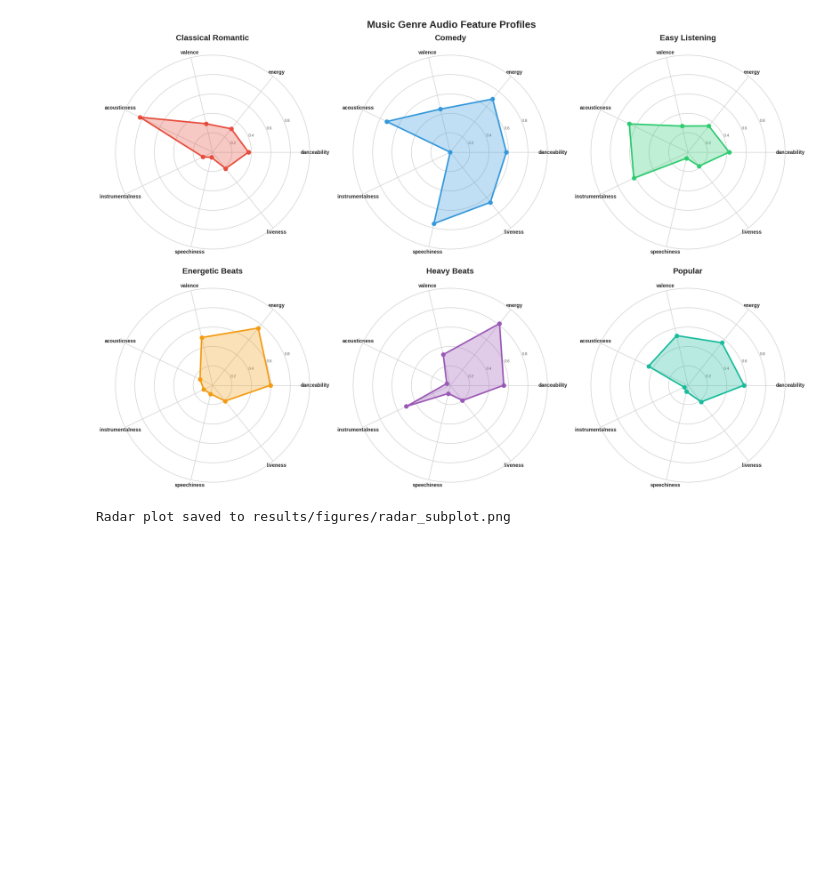
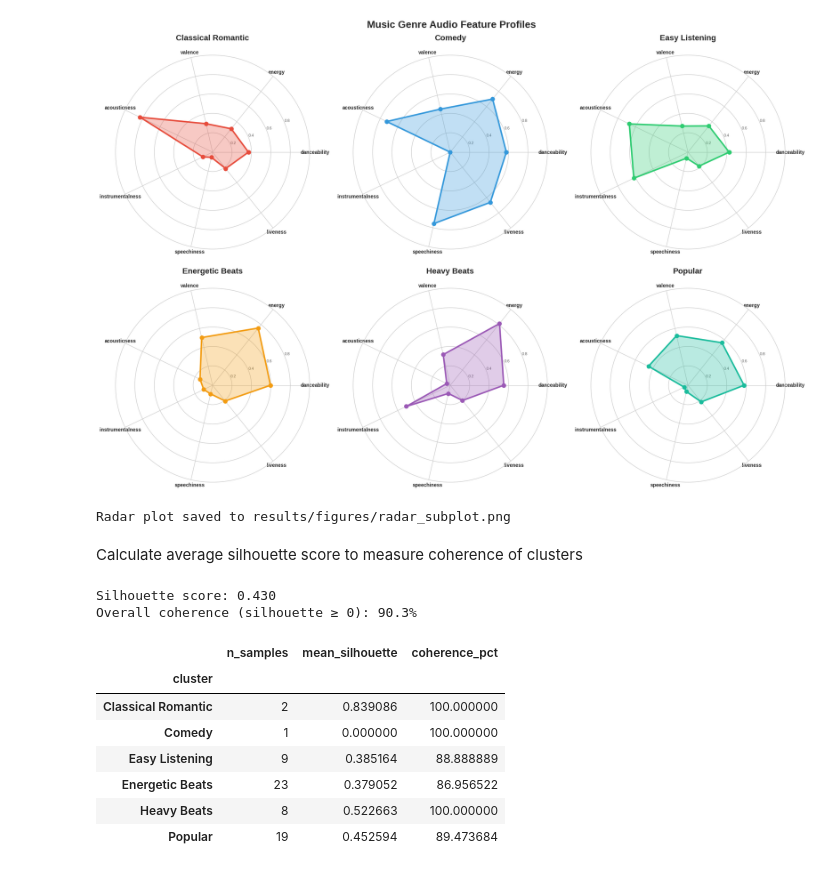
Before and after one commit to jacob-w-knight/song_popularity_prediction, a Jupyter notebook: genre_clustering.ipynb, the cells around one changed output. Drawn from its saved outputs; the diff is of its cells as text; code cells hidden in the pictures; blank space fills up the shorter version.

```diff
--- a/notebooks/genre_clustering.ipynb
+++ b/genre_clustering.ipynb
@@ -311,3 +234,31 @@ create_radar_subplots(genre_profiles, save_path='results/figures/radar_subplot.p
 # %% [output]
 [figure]
 Radar plot saved to results/figures/radar_subplot.png
+# %% [markdown]
+Calculate average silhouette score to measure coherence of clusters
+# %%
+from src.model_evaluation import compute_silhouette_metrics
+X = genre_profiles_scaled.values
+labels = list(genre_dict.values())
+
+sil_score, cluster_stats, overall_coherence = compute_silhouette_metrics(
+    X,
+    labels,
+    metric="cosine",
+    threshold=0.0
+)
+
+print(f"Silhouette score: {sil_score:.3f}")
+print(f"Overall coherence (silhouette ≥ 0): {overall_coherence*100:.1f}%")
+display(cluster_stats)
+# %% [output]
+Silhouette score: 0.430
+Overall coherence (silhouette ≥ 0): 90.3%
+|  | n_samples | mean_silhouette | coherence_pct |
+| cluster |  |  |  |
+| Classical Romantic | 2 | 0.839086 | 100.000000 |
+| Comedy | 1 | 0.000000 | 100.000000 |
+| Easy Listening | 9 | 0.385164 | 88.888889 |
+| Energetic Beats | 23 | 0.379052 | 86.956522 |
+| Heavy Beats | 8 | 0.522663 | 100.000000 |
+| Popular | 19 | 0.452594 | 89.473684 |
```
Also changed, not shown: parts of 3 cells of this notebook, 4 other files.
